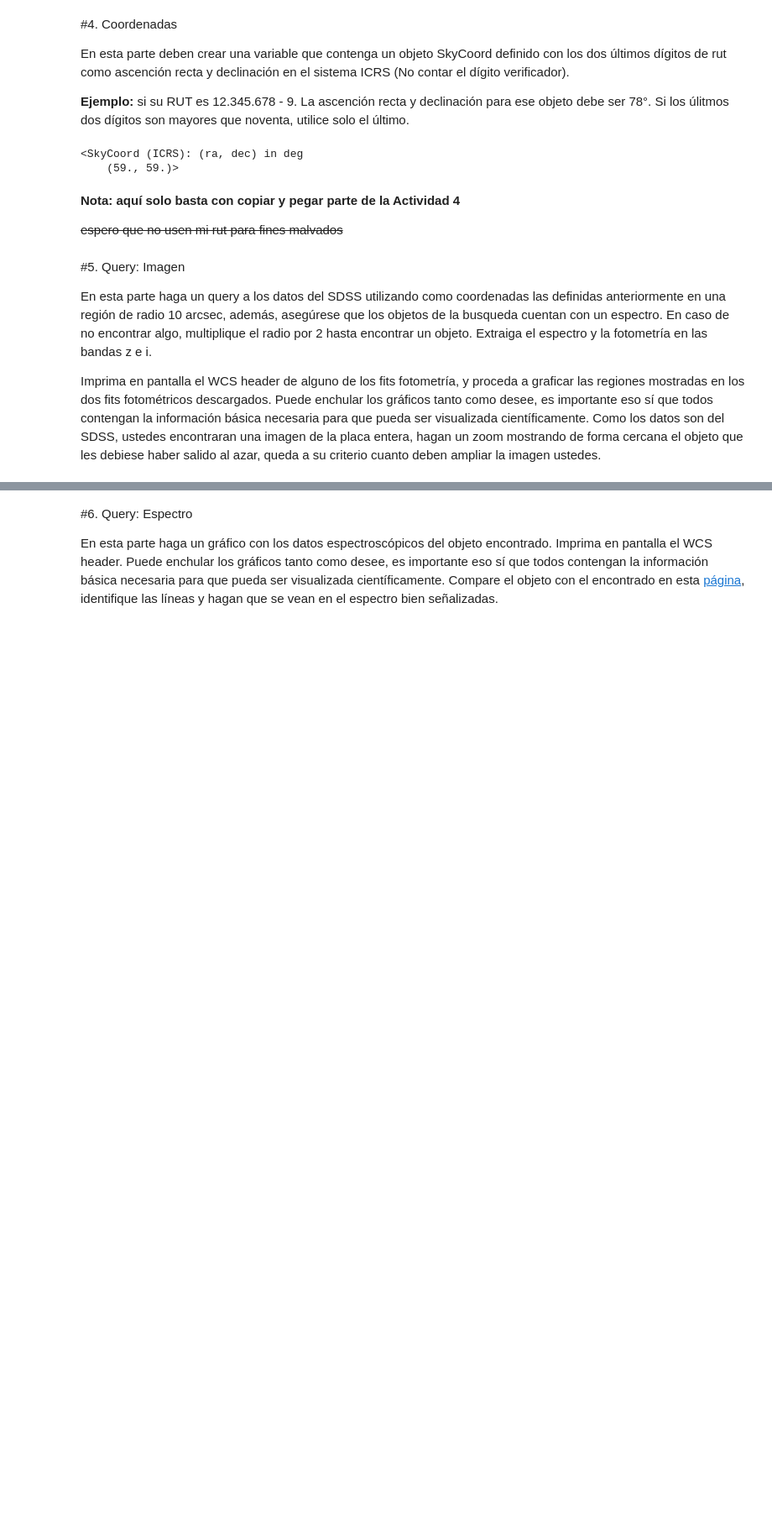
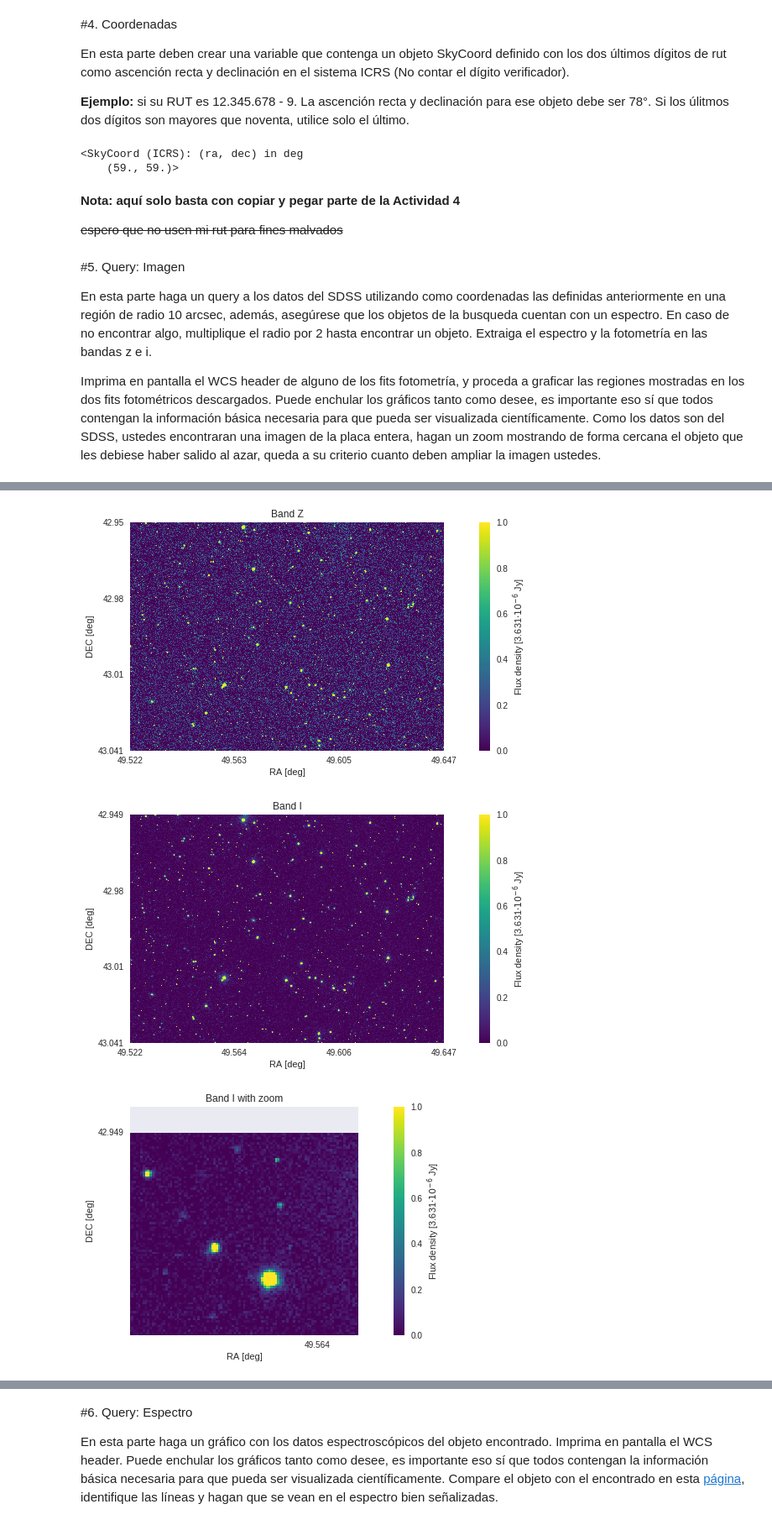
Before and after one commit to Antonego64/minitarea4, a Jupyter notebook: minitarea4.ipynb, the cells around one changed output, grey strips where cells are left out. Shown at 84% size. Cells and saved outputs as stored; diff of their text form; code cells hidden in the pictures; blank space fills up the shorter version.

```diff
--- a/minitarea4.ipynb
+++ b/minitarea4.ipynb
@@ -356,6 +356,9 @@ imi = SDSS.get_images(matches=xid, band='i') #fotometría en la banda i
 #Hojiemos la fotometría
 #print repr(imi[0][0].header)
 
-header = imz[0][0].header
-wcs = WCS(header) #permite leer el header world coordinate system
-print wcs
+headerz = imz[0][0].header
+headeri = imi[0][0].header
+wcsz = WCS(headerz) #permite leer el header world coordinate system
+wcsi = WCS(headeri) #permite leer el header world coordinate system
+print wcsz
+print wcsi
@@ -362 +384,65 @@ print wcs
+# %%
+dataz = imz[0][0].data
+datai = imi[0][0].data
+
+delt1z = np.arange(0,headerz['NAXIS1']) - (headerz['CRPIX1']-1)
+step1z = delt1z*headerz['CD1_1']
+raz = step1z + headerz['CRVAL1']
+
+delt2z = np.arange(0,headerz['NAXIS2']) - (headerz['CRPIX2']-1)
+step2z = delt2z*headerz['CD2_2']
+decz = step2z + headerz['CRVAL2']
+
+delt1i = np.arange(0,headeri['NAXIS1']) - (headeri['CRPIX1']-1)
+step1i = delt1i*headeri['CD1_1']
+rai = step1i + headeri['CRVAL1']
+
+delt2i = np.arange(0,headeri['NAXIS2']) - (headeri['CRPIX2']-1)
+step2i = delt2i*headeri['CD2_2']
+deci = step2i + headeri['CRVAL2']
+
+#imagen banda z
+plt.figure(figsize=(15,5))
+plt.imshow(dataz,cmap='viridis',origin='lower',vmin=0,vmax=1)
+plt.xticks((0,len(raz)/3,2*len(raz)/3,len(raz)),(round(raz[0],3),round(raz[len(raz)/3],3),round(raz[2*len(raz)/3],3),round(raz[-1],3))) #xticks, tupla con numeros originales, tupla con nuevos digitos
+plt.yticks((0,len(decz)/3,2*len(decz)/3,len(decz)),(round(decz[0],3),round(decz[len(decz)/3],3),round(decz[2*len(decz)/3],3),round(decz[-1],3))) #yticks, tupla con numeros originales, tupla con nuevos digitos
+plt.title('Band Z')
+plt.xlabel('RA [deg]')
+plt.ylabel('DEC [deg]')
+plt.grid(b=None) #Esto para quitar las lineas de la imagen
+cb = plt.colorbar()
+cb.set_label('Flux density [3.631$ \cdot 10^{-6}$ Jy]')
+plt.show()
+
+#imagen banda i
+plt.figure(figsize=(15,5))
+plt.imshow(datai,cmap='viridis',origin='lower',vmin=0,vmax=1)
+plt.xticks((0,len(rai)/3,2*len(rai)/3,len(rai)),(round(rai[0],3),round(rai[len(rai)/3],3),round(rai[2*len(rai)/3],3),round(rai[-1],3))) #xticks, tupla con numeros originales, tupla con nuevos digitos
+plt.yticks((0,len(deci)/3,2*len(deci)/3,len(deci)),(round(deci[0],3),round(deci[len(deci)/3],3),round(deci[2*len(deci)/3],3),round(deci[-1],3))) #yticks, tupla con numeros originales, tupla con nuevos digitos
+plt.title('Band I')
+plt.xlabel('RA [deg]')
+plt.ylabel('DEC [deg]')
+plt.grid(b=None) #Esto para quitar las lineas de la imagen
+cb = plt.colorbar()
+cb.set_label('Flux density [3.631$ \cdot 10^{-6}$ Jy]')
+plt.show()
+
+#imagen con zoom
+plt.figure(figsize=(15,5))
+plt.imshow(datai,cmap='viridis',origin='lower',vmin=0,vmax=1)
+plt.xticks((0,len(rai)/3,2*len(rai)/3,len(rai)),(round(rai[0],3),round(rai[len(rai)/3],3),round(rai[2*len(rai)/3],3),round(rai[-1],3))) #xticks, tupla con numeros originales, tupla con nuevos digitos
+plt.yticks((0,len(deci)/3,2*len(deci)/3,len(deci)),(round(deci[0],3),round(deci[len(deci)/3],3),round(deci[2*len(deci)/3],3),round(deci[-1],3))) #yticks, tupla con numeros originales, tupla con nuevos digitos
+plt.title('Band I with zoom')
+plt.xlabel('RA [deg]')
+plt.xlim(600,700)
+plt.ylim(1400,1500)
+plt.ylabel('DEC [deg]')
+plt.grid(b=None) #Esto para quitar las lineas de la imagen
+cb = plt.colorbar()
+cb.set_label('Flux density [3.631$ \cdot 10^{-6}$ Jy]')
+plt.show()
+# %% [output]
+[figure, added]
+[figure, added]
+[figure, added]
 # %% [markdown]
```
Also changed, not shown: parts of 6 cells of this notebook.
